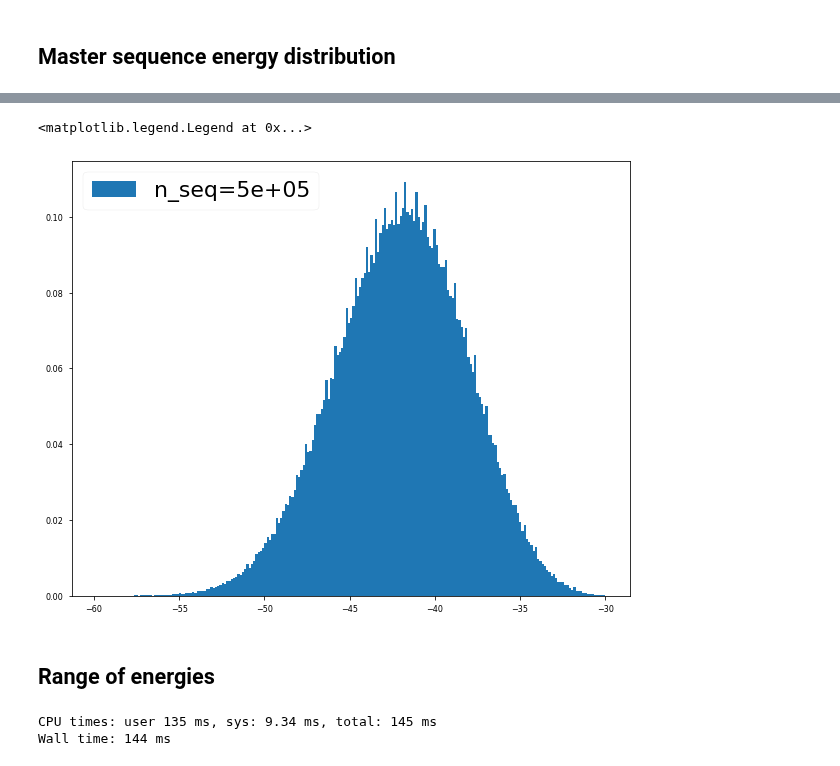
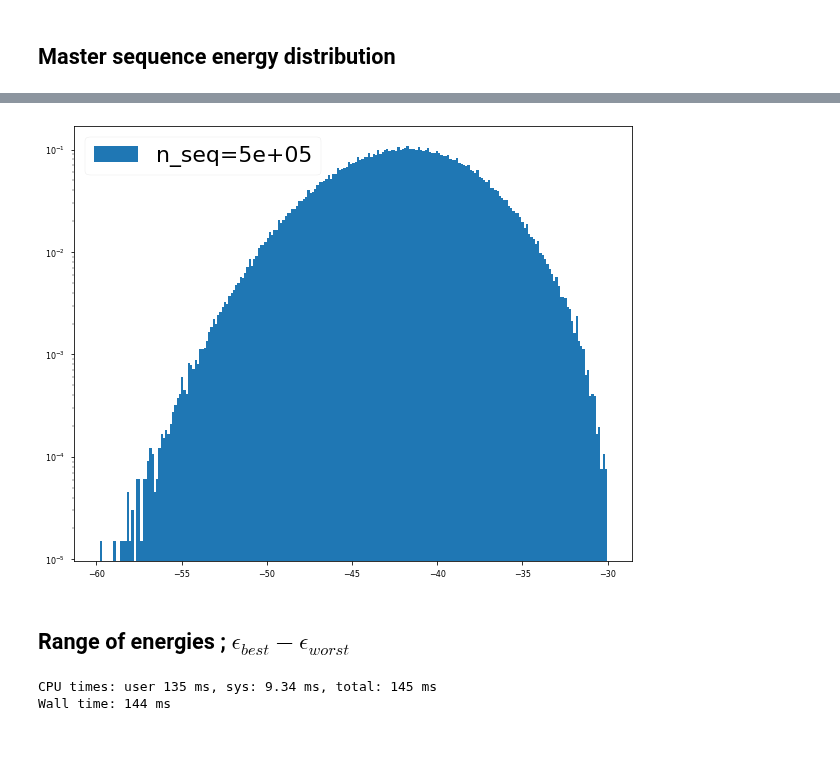
Before and after one commit to betoto008/Affinity_maturation, a Jupyter notebook: Jupyter_Notebooks/Shape_Space.ipynb, the cells around one changed output, grey strips where cells are left out. Saved outputs shown, nothing was run; the diff lists cells and outputs as text; code cells hidden in the pictures.

```diff
--- a/Jupyter_Notebooks/Shape_Space.ipynb
+++ b/Jupyter_Notebooks/Shape_Space.ipynb
@@ -65,4 +65,5 @@ for n_seq in n_seqs:
     master_sequences_energies = pickle.load(open(Text_files_path+'master_sequence_energies_MJ2_L-%d_n_seq-%d.pkl'%(int(L), int(n_seq)), 'rb'))
     ax.hist(master_sequences_energies, density = True, bins = 'auto', label = 'n_seq=%.e'%(n_seq));
 ax.legend(loc = 0, fontsize = 22)
+ax.set_yscale('log')
 # %% [output]
@@ -71,7 +72,6 @@ Wall time: 138 ms
-<matplotlib.legend.Legend at 0x...>
-[figure, old version]
+[figure, new version]
 # %% [markdown]
-## Range of energies
+## Range of energies ; $\epsilon_{best} - \epsilon_{worst}$
 # %%
 %%time
 L = 9
```
Also changed, not shown: parts of 1 cell of this notebook, 3 other files.
